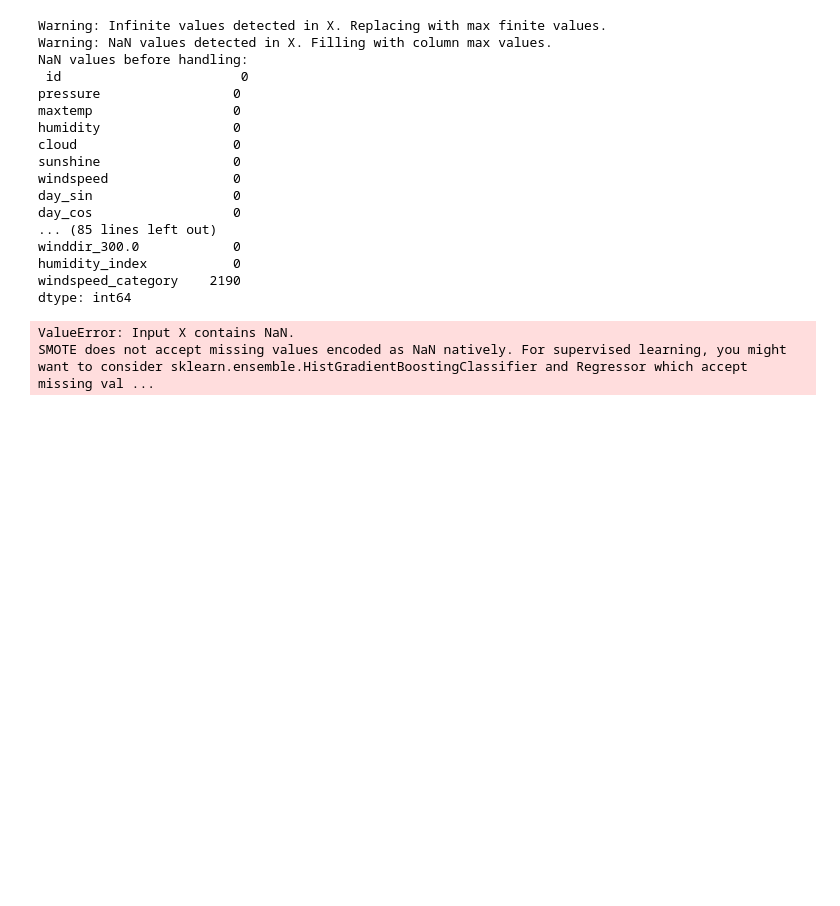
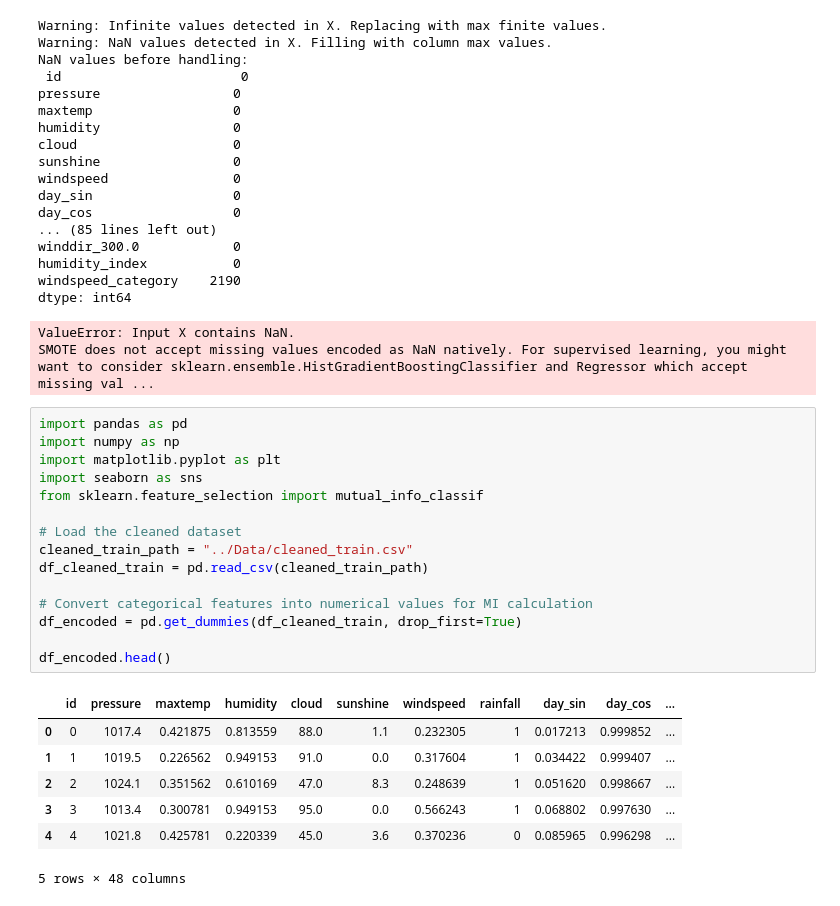
Before and after one commit to Seryabiz/PHASE_5_CAPSTONE_PROJECT, a Jupyter notebook: Notebooks/John Eric.ipynb, the cells around one changed output. Drawn from its saved outputs; the diff is of its cells as text; blank space fills up the shorter version.

```diff
--- a/Notebooks/John Eric.ipynb
+++ b/Notebooks/John Eric.ipynb
@@ -335,3 +526,26 @@ windspeed_category    2190
 dtype: int64
 ValueError: Input X contains NaN.
 SMOTE does not accept missing values encoded as NaN natively. For supervised learning, you might want to consider sklearn.ensemble.HistGradientBoostingClassifier and Regressor which accept missing val ...
+# %%
+import pandas as pd
+import numpy as np
+import matplotlib.pyplot as plt
+import seaborn as sns
+from sklearn.feature_selection import mutual_info_classif
+
+# Load the cleaned dataset
+cleaned_train_path = "../Data/cleaned_train.csv"
+df_cleaned_train = pd.read_csv(cleaned_train_path)
+
+# Convert categorical features into numerical values for MI calculation
+df_encoded = pd.get_dummies(df_cleaned_train, drop_first=True)
+
+df_encoded.head()
+# %% [output]
+|  | id | pressure | maxtemp | humidity | cloud | sunshine | windspeed | rainfall | day_sin | day_cos | ... |
+| 0 | 0 | 1017.4 | 0.421875 | 0.813559 | 88.0 | 1.1 | 0.232305 | 1 | 0.017213 | 0.999852 | ... |
+| 1 | 1 | 1019.5 | 0.226562 | 0.949153 | 91.0 | 0.0 | 0.317604 | 1 | 0.034422 | 0.999407 | ... |
+| 2 | 2 | 1024.1 | 0.351562 | 0.610169 | 47.0 | 8.3 | 0.248639 | 1 | 0.051620 | 0.998667 | ... |
+| 3 | 3 | 1013.4 | 0.300781 | 0.949153 | 95.0 | 0.0 | 0.566243 | 1 | 0.068802 | 0.997630 | ... |
+| 4 | 4 | 1021.8 | 0.425781 | 0.220339 | 45.0 | 3.6 | 0.370236 | 0 | 0.085965 | 0.996298 | ... |
+5 rows × 48 columns
```
Also changed, not shown: parts of 9 cells of this notebook.
